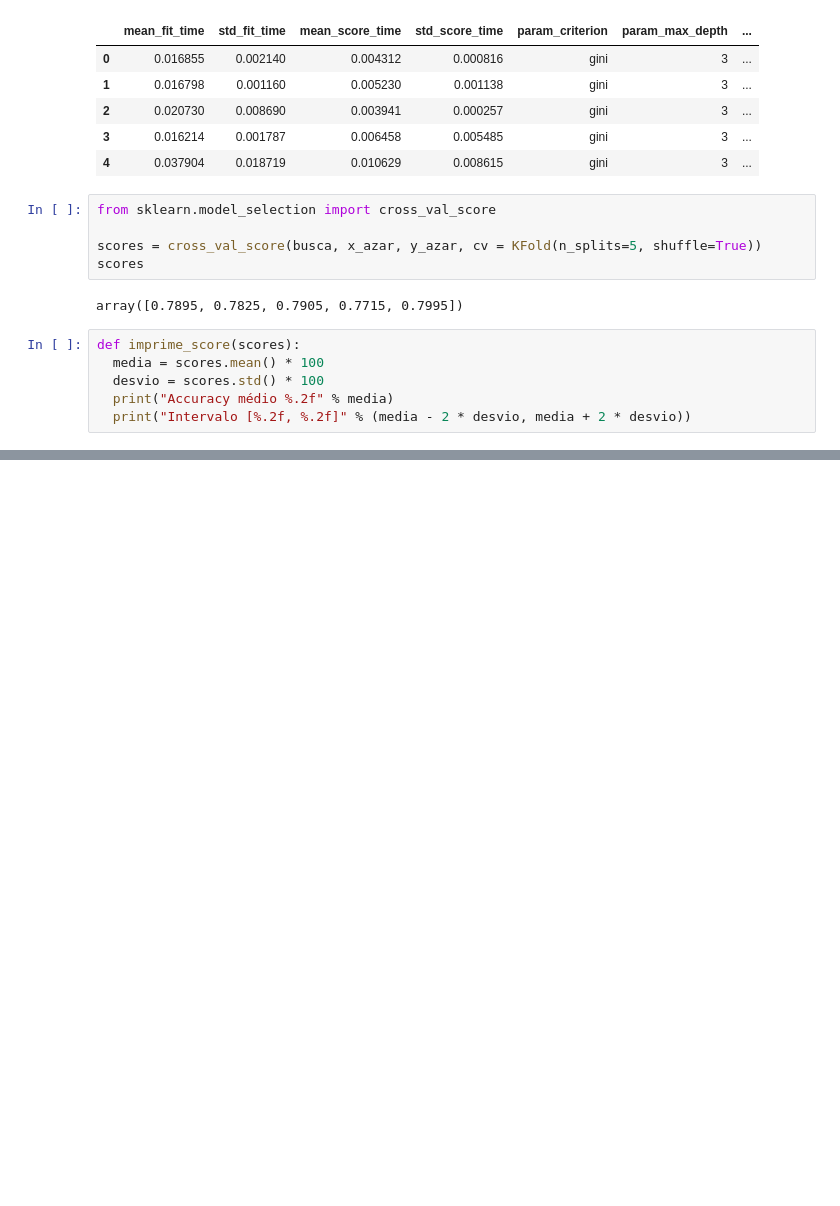
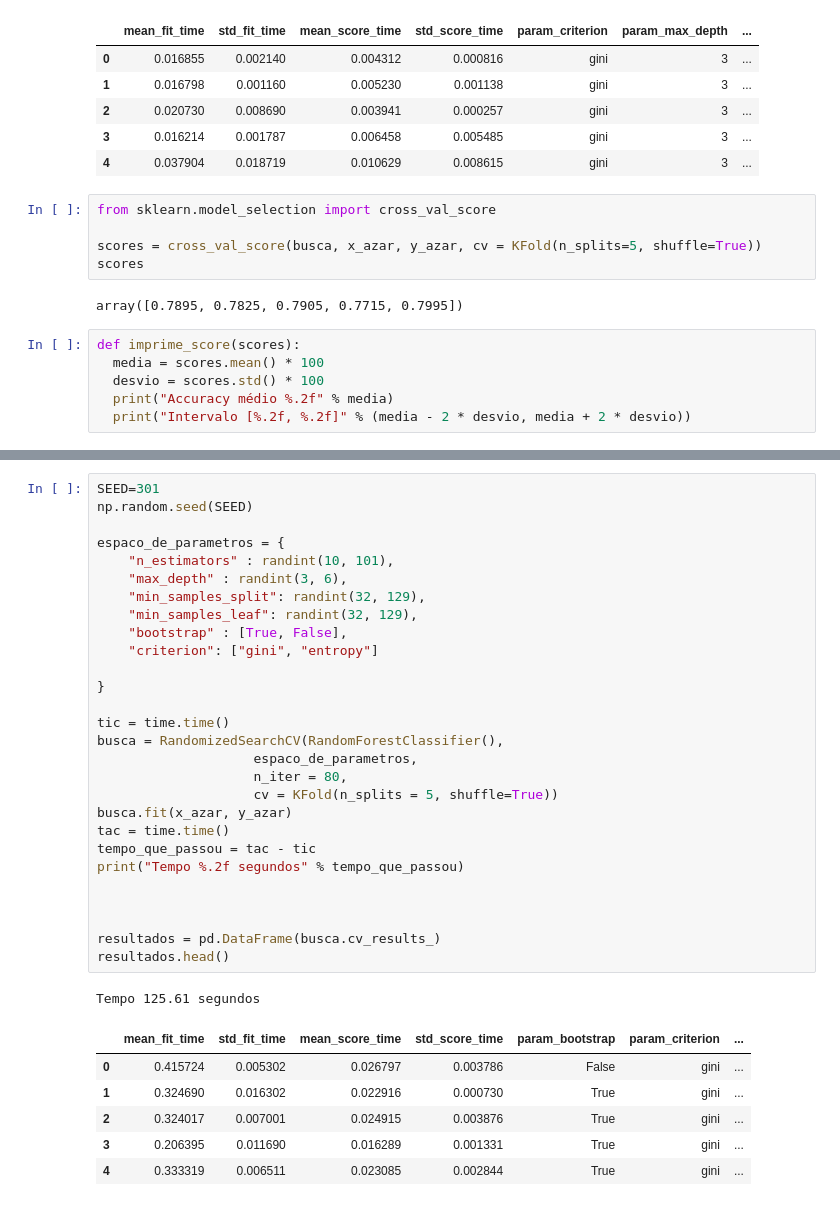
Before and after one commit to OseiasBeu/Data-Science, a Jupyter notebook: ValidandoModelos/Introdução_a_Machine_Learning_Otimização.ipynb, the cells around one changed output, grey strips where cells are left out. Drawn from its saved outputs; the diff is of its cells as text; blank space fills up the shorter version.

```diff
--- a/ValidandoModelos/Introdução_a_Machine_Learning_Otimização.ipynb
+++ b/ValidandoModelos/Introdução_a_Machine_Learning_Otimização.ipynb
@@ -693,0 +918,36 @@ graph
+# %%
+SEED=301
+np.random.seed(SEED)
+
+espaco_de_parametros = {
+    "n_estimators" : randint(10, 101),
+    "max_depth" : randint(3, 6),
+    "min_samples_split": randint(32, 129),
+    "min_samples_leaf": randint(32, 129),
+    "bootstrap" : [True, False],
+    "criterion": ["gini", "entropy"]
+
+}
+
+tic = time.time()
+busca = RandomizedSearchCV(RandomForestClassifier(),
+                    espaco_de_parametros,
+                    n_iter = 80,
+                    cv = KFold(n_splits = 5, shuffle=True))
+busca.fit(x_azar, y_azar)
+tac = time.time()
+tempo_que_passou = tac - tic
+print("Tempo %.2f segundos" % tempo_que_passou)
+
+
+
+resultados = pd.DataFrame(busca.cv_results_)
+resultados.head()
+# %% [output]
+Tempo 125.61 segundos
+|  | mean_fit_time | std_fit_time | mean_score_time | std_score_time | param_bootstrap | param_criterion | ... |
+| 0 | 0.415724 | 0.005302 | 0.026797 | 0.003786 | False | gini | ... |
+| 1 | 0.324690 | 0.016302 | 0.022916 | 0.000730 | True | gini | ... |
+| 2 | 0.324017 | 0.007001 | 0.024915 | 0.003876 | True | gini | ... |
+| 3 | 0.206395 | 0.011690 | 0.016289 | 0.001331 | True | gini | ... |
+| 4 | 0.333319 | 0.006511 | 0.023085 | 0.002844 | True | gini | ... |
```
Also changed, not shown: parts of 20 cells of this notebook.
